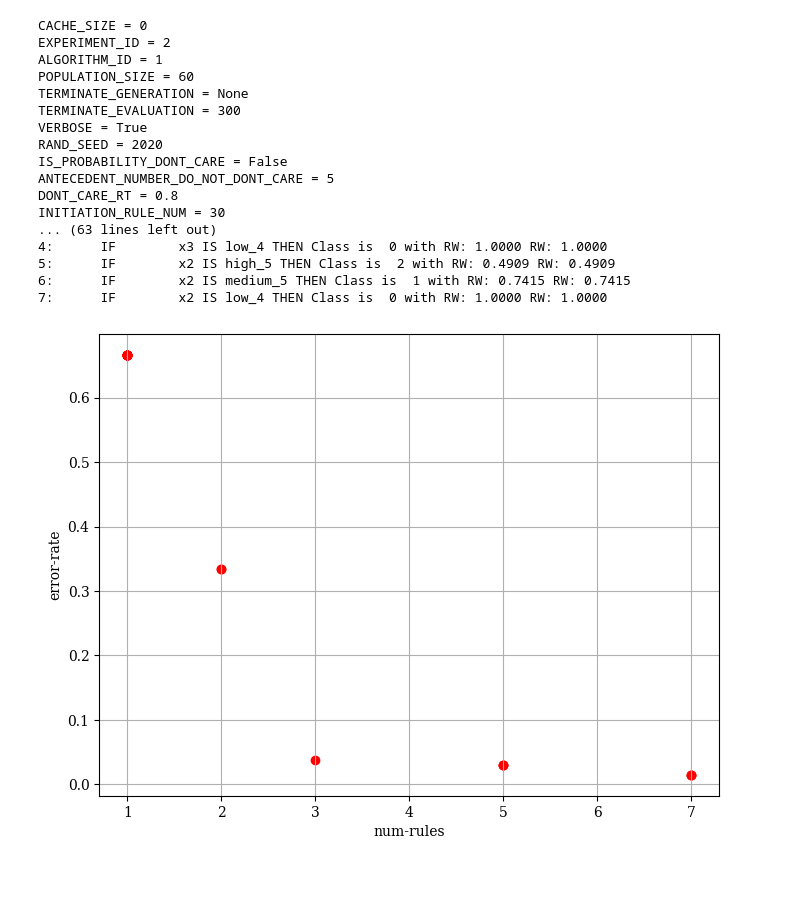
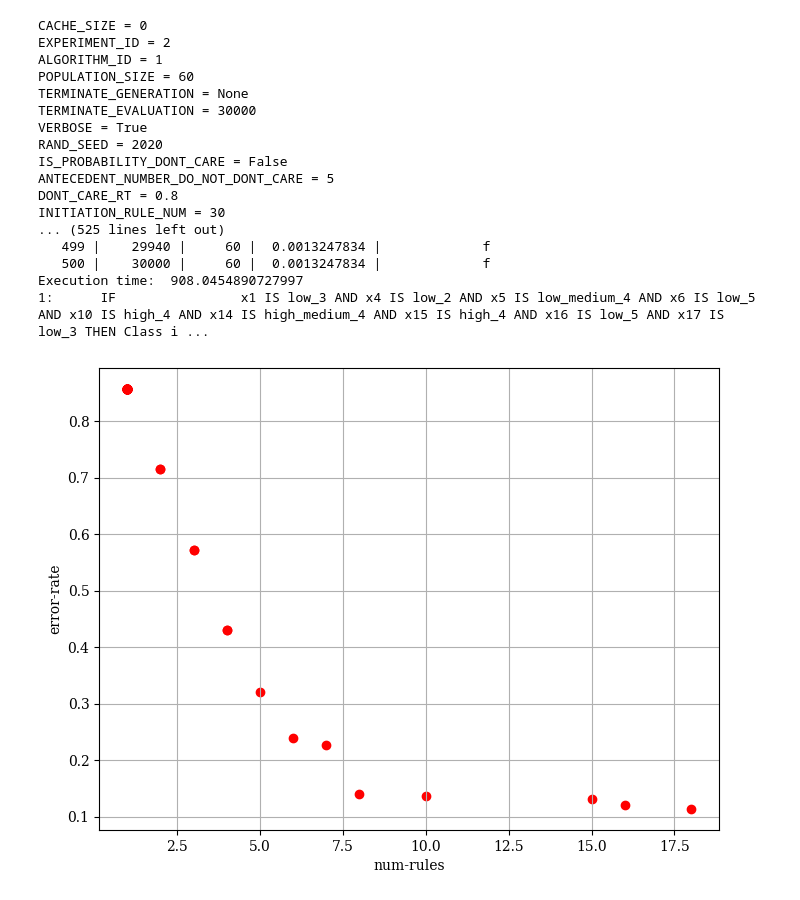
Before and after one commit to ci-labo-omu/MoFGBMLPy, a Jupyter notebook: src/mofgbmlpy/main/nsgaii/mofgbml_nsgaii_main.ipynb, the cells around one changed output. Drawn from its saved outputs; the diff is of its cells as text; code cells hidden in the pictures.

```diff
--- a/src/mofgbmlpy/main/nsgaii/mofgbml_nsgaii_main.ipynb
+++ b/src/mofgbmlpy/main/nsgaii/mofgbml_nsgaii_main.ipynb
@@ -10,49 +10,49 @@ if __name__ == '__main__':
     args = [
         "--algorithm-id", "1",
         "--experiment-id", "2",
-        "--data-name", "iris",
-        "--train-file", "../dataset/iris/a0_1_iris-10tra.dat",
-        "--test-file", "../dataset/iris/a0_1_iris-10tst.dat",
-        "--terminate-evaluation", "300",
+        "--data-name", "segment",
+        "--train-file", "../dataset/segment/a0_0_segment-10tra.dat",
+        "--test-file", "../dataset/segment/a0_0_segment-10tst.dat",
+        "--terminate-evaluation", "30000",
         "--objectives", "num-rules", "error-rate",
         # "--crossover-type", "pittsburgh-crossover",
         # "--antecedent-factory", "all-combination-antecedent-factory",
         "--no-output-files",
         "--verbose",
     ]
     #runner.main(sys.argv[1:])
     results = runner.main(args)
 
 
 
     i = 1
     for var in results.opt.get("X")[0, 0].get_vars():
         print(f"{i}:\t{var.get_rule().get_linguistic_representation()}")
         i += 1
 
     plot = runner.get_pareto_front_plot(results.opt)
     plot.show()
     # plot.ax.set_ylim([0,1])
     plot.ax.grid(visible=True)
     results.opt.get('X')[1, 0]
 # %% [output]
 CACHE_SIZE = 0
 EXPERIMENT_ID = 2
 ALGORITHM_ID = 1
 POPULATION_SIZE = 60
 TERMINATE_GENERATION = None
-TERMINATE_EVALUATION = 300
+TERMINATE_EVALUATION = 30000
 VERBOSE = True
 RAND_SEED = 2020
 IS_PROBABILITY_DONT_CARE = False
 ANTECEDENT_NUMBER_DO_NOT_DONT_CARE = 5
 DONT_CARE_RT = 0.8
 INITIATION_RULE_NUM = 30
-... (63 lines left out)
-4:      IF        x3 IS low_4 THEN Class is  0 with RW: 1.0000 RW: 1.0000
-5:      IF        x2 IS high_5 THEN Class is  2 with RW: 0.4909 RW: 0.4909
-6:      IF        x2 IS medium_5 THEN Class is  1 with RW: 0.7415 RW: 0.7415
-7:      IF        x2 IS low_4 THEN Class is  0 with RW: 1.0000 RW: 1.0000
+... (525 lines left out)
+   499 |    29940 |     60 |  0.0013247834 |             f
+   500 |    30000 |     60 |  0.0013247834 |             f
+Execution time:  908.0454890727997
+1:      IF                x1 IS low_3 AND x4 IS low_2 AND x5 IS low_medium_4 AND x6 IS low_5 AND x10 IS high_4 AND x14 IS high_medium_4 AND x15 IS high_4 AND x16 IS low_5 AND x17 IS low_3 THEN Class i ...
-[figure, old version]
+[figure, new version]
 # %%
     runner.plot_line_interpretability_error_rate_tradeoff(results.opt.get('X')[:, 0],
```
Also changed, not shown: parts of 1 cell of this notebook.
